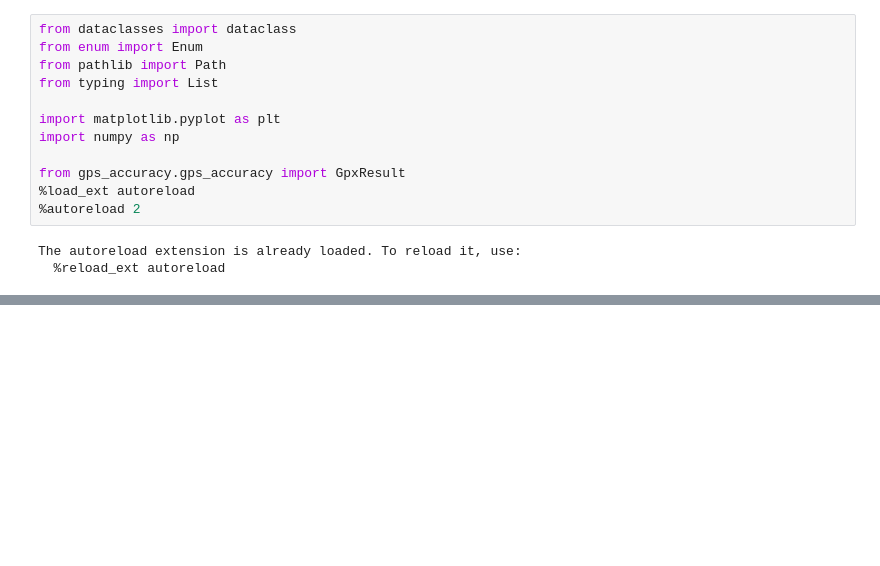
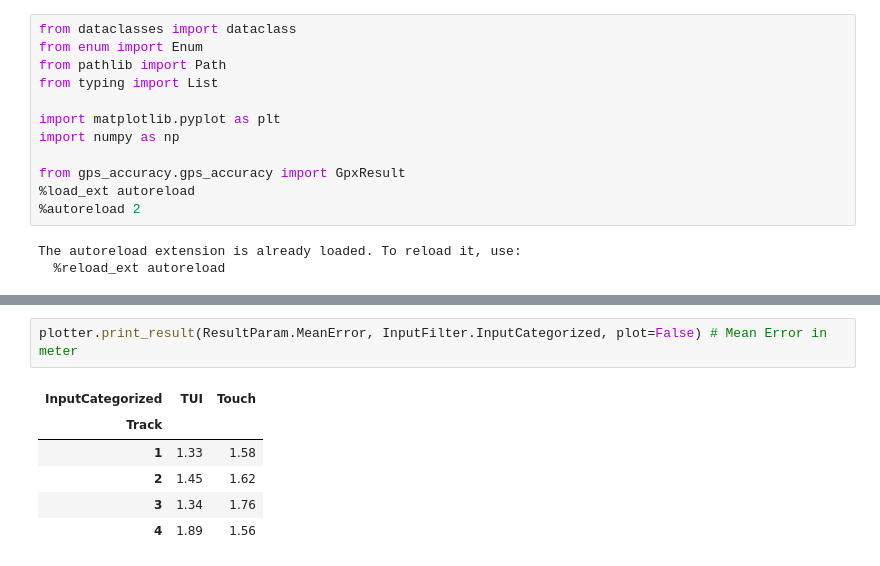
Before and after one commit to eqbic/Masterarbeit-Evaluation, a Jupyter notebook: evaluation.ipynb, the cells around one changed output, grey strips where cells are left out. Drawn from its saved outputs; the diff is of its cells as text; blank space fills up the shorter version.

```diff
--- a/evaluation.ipynb
+++ b/evaluation.ipynb
@@ -147,0 +154,9 @@ Track
+# %%
+plotter.print_result(ResultParam.MeanError, InputFilter.InputCategorized, plot=False) # Mean Error in meter
+# %% [output]
+| InputCategorized | TUI | Touch |
+| Track |  |  |
+| 1 | 1.33 | 1.58 |
+| 2 | 1.45 | 1.62 |
+| 3 | 1.34 | 1.76 |
+| 4 | 1.89 | 1.56 |
```
Also changed, not shown: parts of 5 cells of this notebook.
